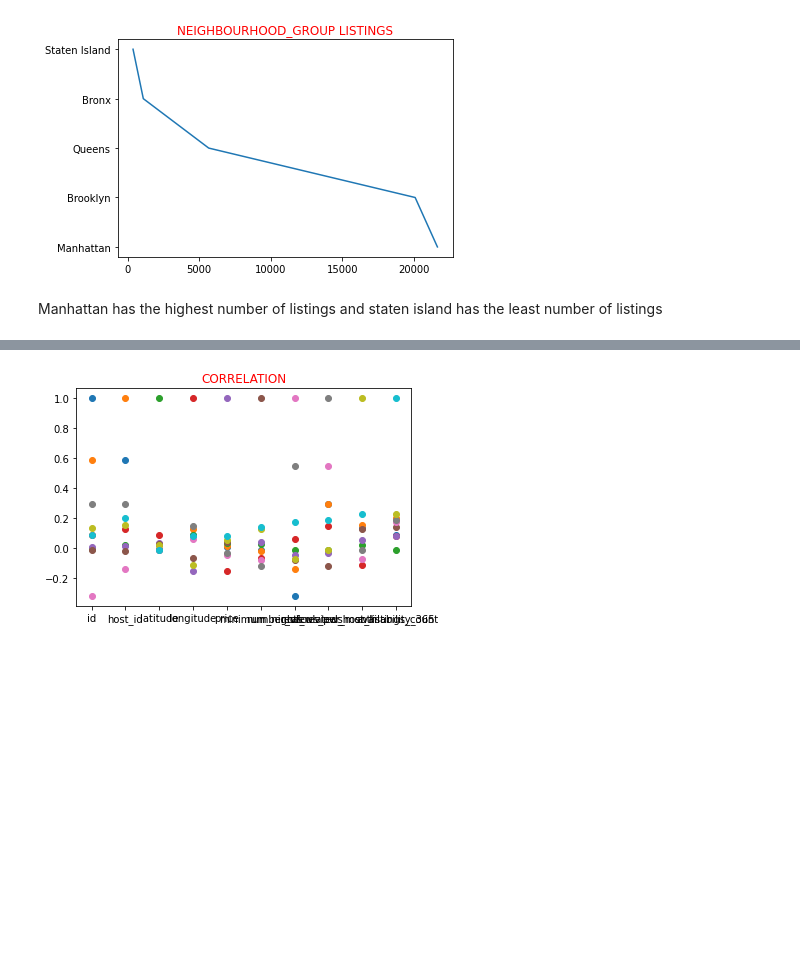
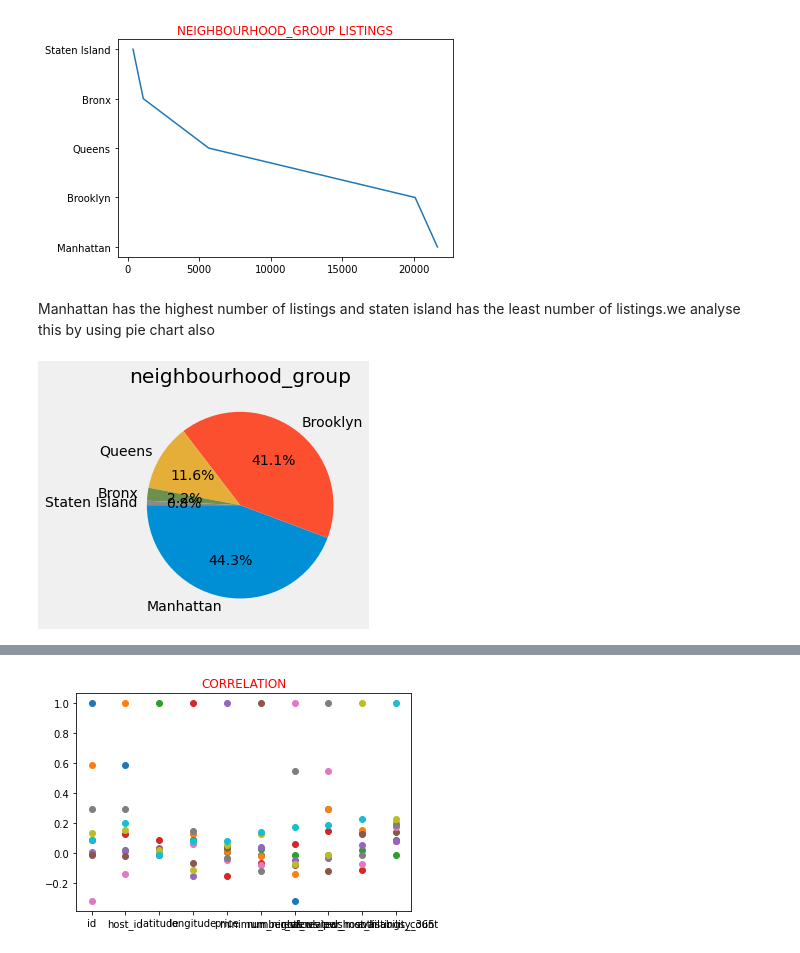
Before and after one commit to m123m12/Airbnb-Booking-Analysis, a Jupyter notebook: Copy_of_Airbnb_Bookings_Analysis_Capstone_Project.ipynb, the cells around one changed output, grey strips where cells are left out. Saved outputs shown, nothing was run; the diff lists cells and outputs as text; code cells hidden in the pictures; blank space fills up the shorter version.

```diff
--- a/Copy_of_Airbnb_Bookings_Analysis_Capstone_Project.ipynb
+++ b/Copy_of_Airbnb_Bookings_Analysis_Capstone_Project.ipynb
@@ -210,7 +210,13 @@ plt.show()
 # %% [output]
 [figure]
 # %% [markdown]
-Manhattan has the highest number of listings and staten island has the least number of listings
+Manhattan has the highest number of listings and staten island has the least number of listings.we analyse this by using pie chart also
+# %%
+p=plt.pie(airbnb_data.neighbourhood_group.value_counts(),labels=airbnb_data.neighbourhood_group.value_counts().index,autopct ='%1.1f%%',startangle=180)
+plt.title('neighbourhood_group')
+plt.show(p)
+# %% [output]
+[figure, added]
 # %%
 #14.Show the relationship between the columns in the Airbnb data?
 # %%
```
Also changed, not shown: parts of 2 cells of this notebook.
